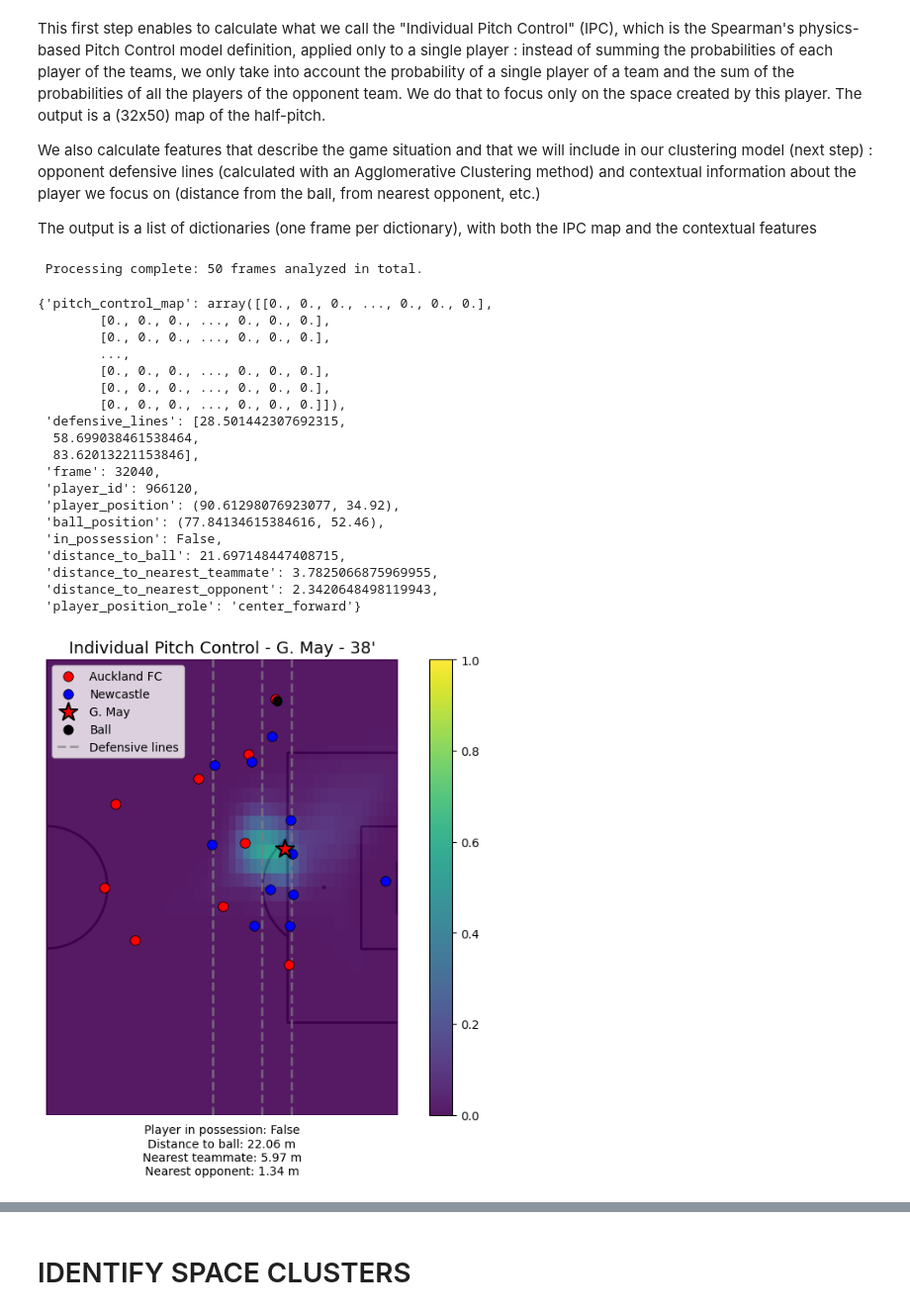
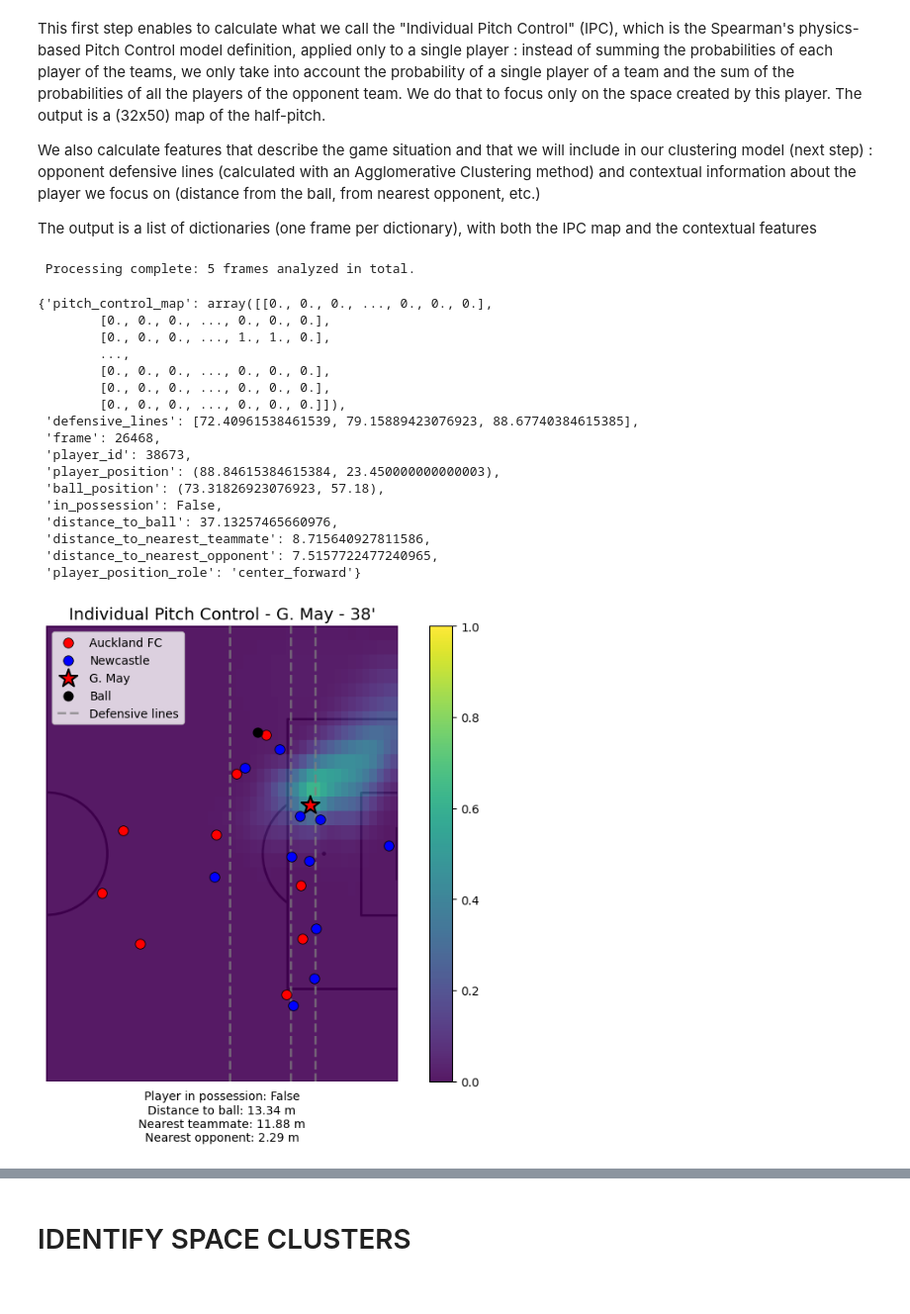
Before and after one commit to TustiWutsi/analytics_cup_research, a Jupyter notebook: submission.ipynb, the cells around one changed output, grey strips where cells are left out. Shown at 99% size. Drawn from its saved outputs; the diff is of its cells as text; code cells hidden in the pictures.

Commit message:
finalize local save_and_load feature and add new analysis plots

```diff
--- a/submission.ipynb
+++ b/submission.ipynb
@@ -41,6 +35,6 @@ Before going into the core of the topic, we must prepare tracking data:
 # %%
 # RUN ON A SINGLE MATCH
 
-df_processed = process_data(match_id=1886347, save_to_gcs=False)
+df_processed = process_data(match_id=1886347, save=False)
 # %% [output]
 [match 1886347] rows: 724617, players: 693106, ball: 31511
@@ -95,40 +84,39 @@ results = extract_all_for_position_across_match(
         player_position=player_position,
         game_situation=game_situation,
         df=df_processed,
-        sample_size=50,
-        resolution=1
+        sample_size=5,
+        resolution=1,
+        #save_load_method = "local"
     )
 # %% [output]
- Processing complete: 50 frames analyzed in total.
+ Processing complete: 5 frames analyzed in total.
 # %%
 results[0]
 # %% [output]
 {'pitch_control_map': array([[0., 0., 0., ..., 0., 0., 0.],
         [0., 0., 0., ..., 0., 0., 0.],
-        [0., 0., 0., ..., 0., 0., 0.],
+        [0., 0., 0., ..., 1., 1., 0.],
         ...,
         [0., 0., 0., ..., 0., 0., 0.],
         [0., 0., 0., ..., 0., 0., 0.],
         [0., 0., 0., ..., 0., 0., 0.]]),
- 'defensive_lines': [28.501442307692315,
-  58.699038461538464,
-  83.62013221153846],
- 'frame': 32040,
- 'player_id': 966120,
- 'player_position': (90.61298076923077, 34.92),
- 'ball_position': (77.84134615384616, 52.46),
+ 'defensive_lines': [72.40961538461539, 79.15889423076923, 88.67740384615385],
+ 'frame': 26468,
+ 'player_id': 38673,
+ 'player_position': (88.84615384615384, 23.450000000000003),
+ 'ball_position': (73.31826923076923, 57.18),
  'in_possession': False,
- 'distance_to_ball': 21.697148447408715,
- 'distance_to_nearest_teammate': 3.7825066875969955,
- 'distance_to_nearest_opponent': 2.3420648498119943,
+ 'distance_to_ball': 37.13257465660976,
+ 'distance_to_nearest_teammate': 8.715640927811586,
+ 'distance_to_nearest_opponent': 7.5157722477240965,
  'player_position_role': 'center_forward'}
 # %%
 plot_half_pitch_individual_pitch_control(
     df=df_processed,
-    frame_results=results[0]
+    frame_results=results[1]
 )
 # %% [output]
-[figure, old version]
+[figure, new version]
 # %%
 # RUN ON ALL MATCHES AND SAVE OUTPUTS
 
```
Also changed, not shown: parts of 22 cells of this notebook, 19 other files.
